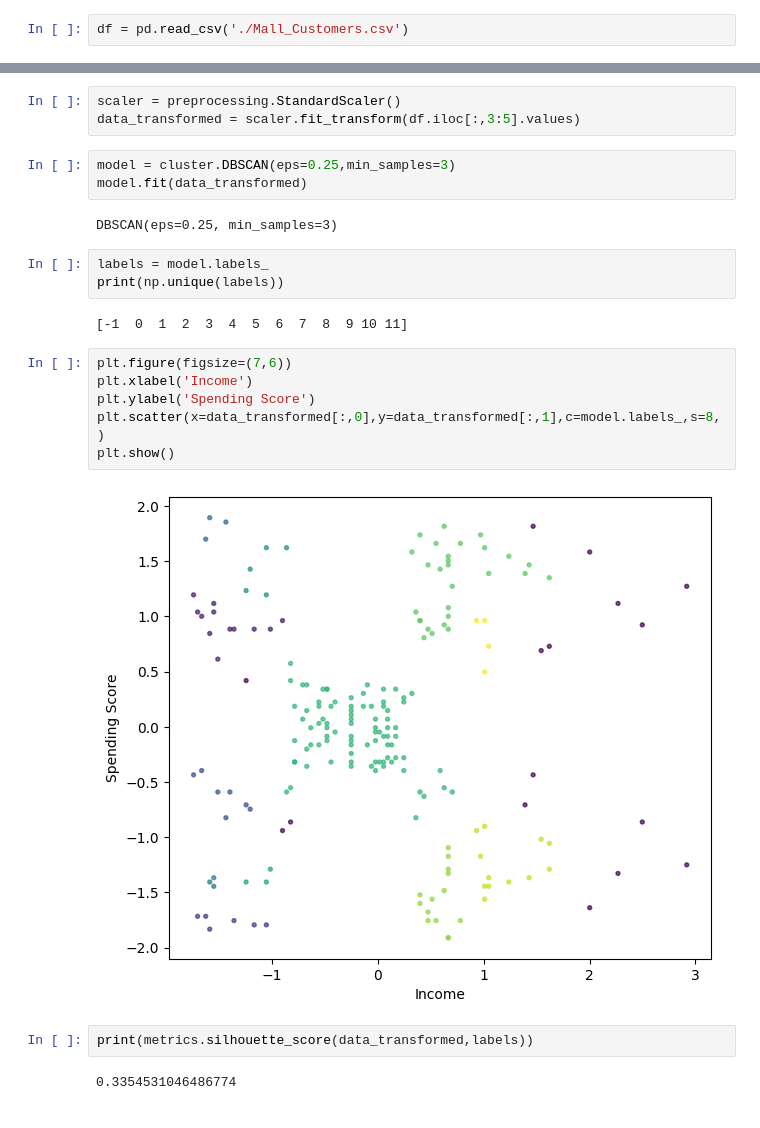
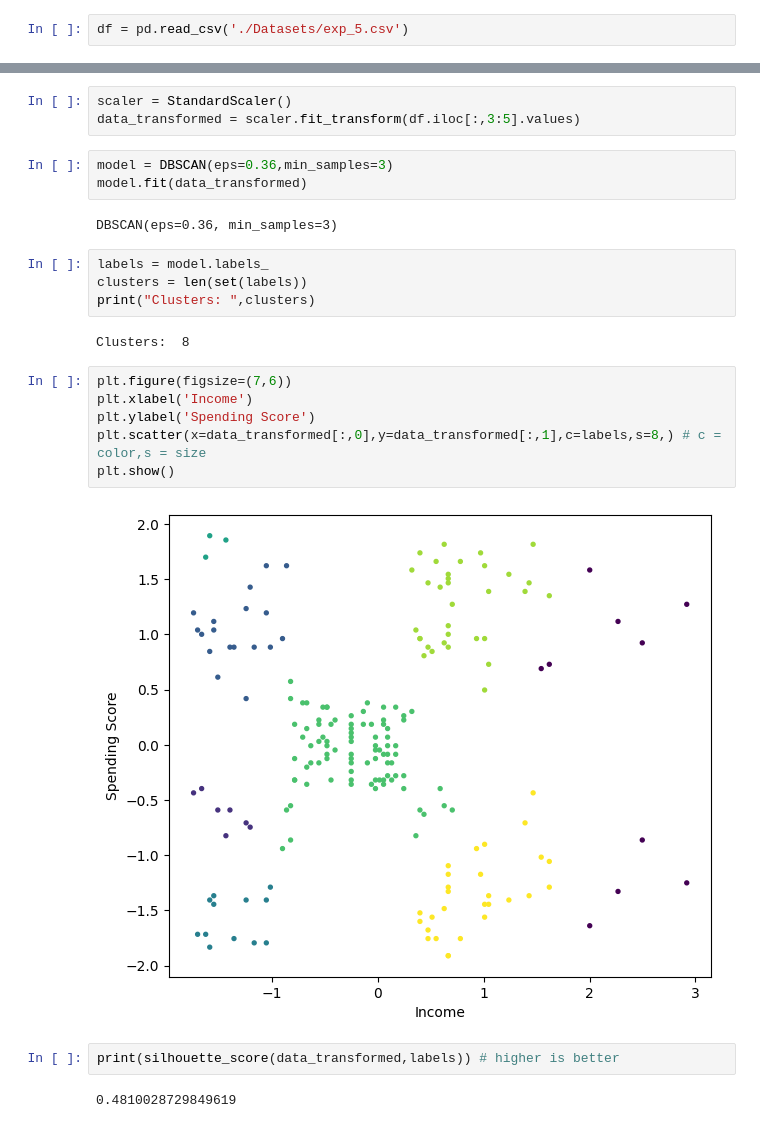
Before and after one commit to ashishyadav2/SSPublic, a Jupyter notebook: ML/exp_5_DBScan.ipynb, the cells around one changed output, grey strips where cells are left out. Drawn from its saved outputs; the diff is of its cells as text.

```diff
--- a/ML/exp_5_DBScan.ipynb
+++ b/ML/exp_5_DBScan.ipynb
@@ -5,3 +7,3 @@ from sklearn import cluster,preprocessing,metrics
 import matplotlib.pyplot as plt
 # %%
-df = pd.read_csv('./Mall_Customers.csv')
+df = pd.read_csv('./Datasets/exp_5.csv')
@@ -17,25 +10,26 @@ df.sample(5)
 # %%
-scaler = preprocessing.StandardScaler()
+scaler = StandardScaler()
 data_transformed = scaler.fit_transform(df.iloc[:,3:5].values)
 # %%
-model = cluster.DBSCAN(eps=0.25,min_samples=3)
+model = DBSCAN(eps=0.36,min_samples=3)
 model.fit(data_transformed)
 # %% [output]
-DBSCAN(eps=0.25, min_samples=3)
+DBSCAN(eps=0.36, min_samples=3)
 # %%
 labels = model.labels_
-print(np.unique(labels))
+clusters = len(set(labels))
+print("Clusters: ",clusters)
 # %% [output]
-[-1  0  1  2  3  4  5  6  7  8  9 10 11]
+Clusters:  8
 # %%
 plt.figure(figsize=(7,6))
 plt.xlabel('Income')
 plt.ylabel('Spending Score')
-plt.scatter(x=data_transformed[:,0],y=data_transformed[:,1],c=model.labels_,s=8,)
+plt.scatter(x=data_transformed[:,0],y=data_transformed[:,1],c=labels,s=8,) # c = color,s = size
 plt.show()
 # %% [output]
-[figure, old version]
+[figure, new version]
 # %%
-print(metrics.silhouette_score(data_transformed,labels))
+print(silhouette_score(data_transformed,labels)) # higher is better
 # %% [output]
-0.3354531046486774
+0.4810028729849619
```
Also changed, not shown: parts of 2 cells of this notebook, 1 other file.
